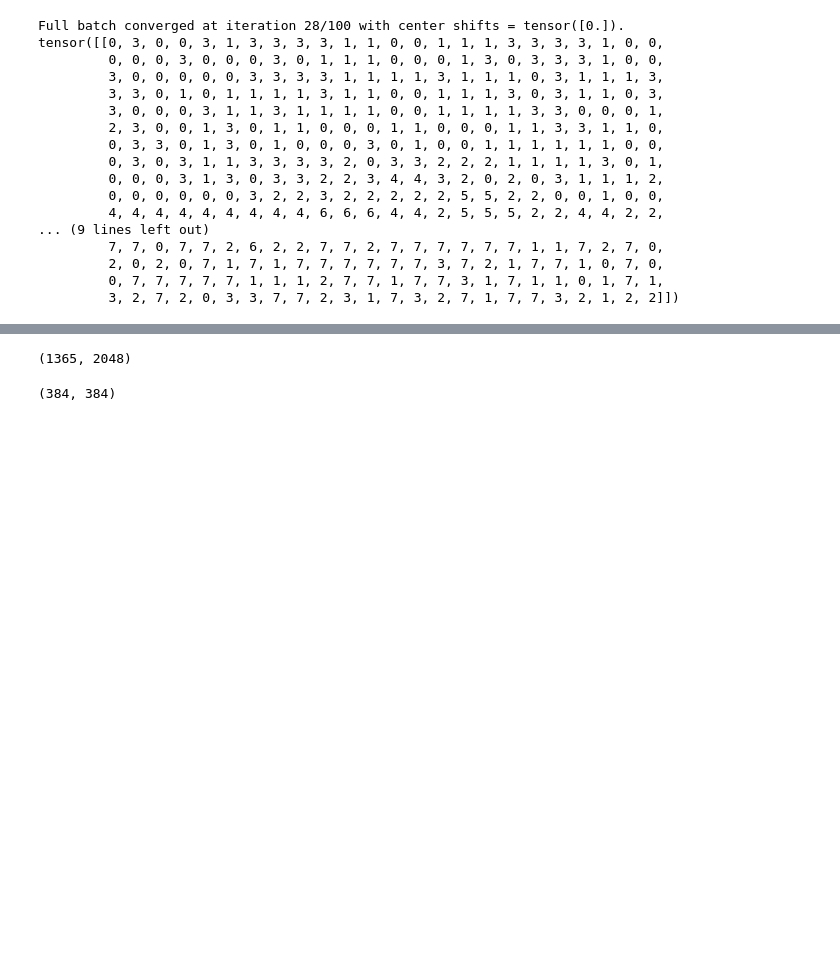
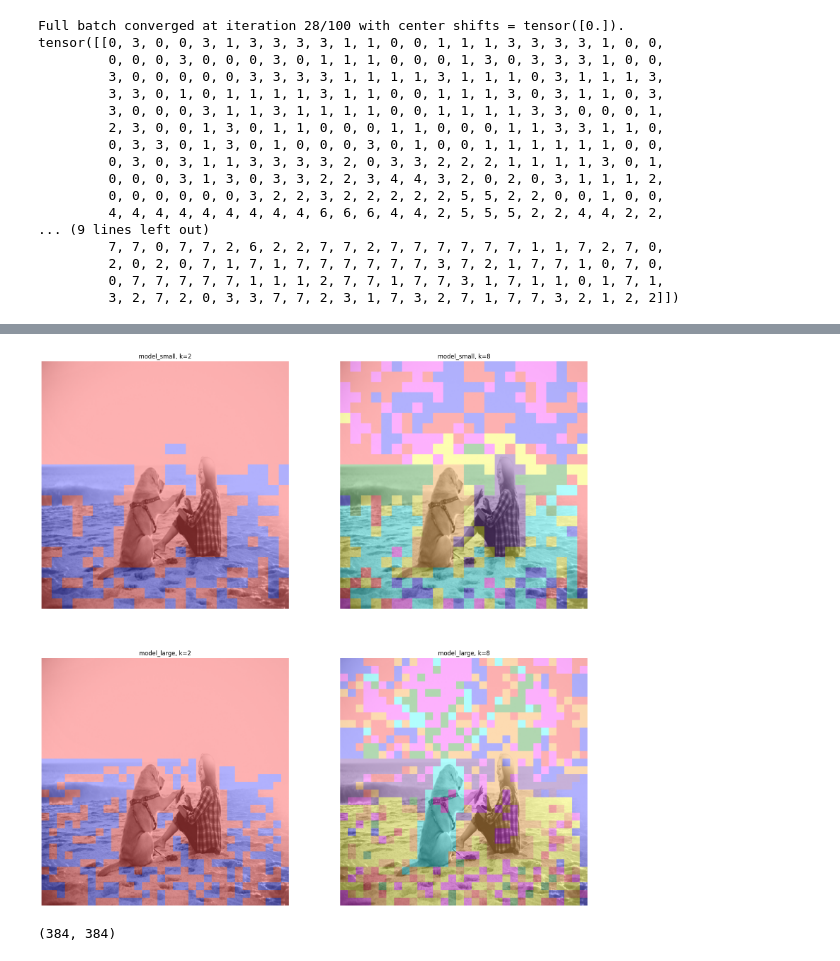
Before and after one commit to madziejm/self-guided-open-vocabulary-segmentation, a Jupyter notebook: playground.ipynb, the cells around one changed output, grey strips where cells are left out. Cells and saved outputs as stored; diff of their text form; code cells hidden in the pictures; blank space fills up the shorter version.

```diff
--- a/playground.ipynb
+++ b/playground.ipynb
@@ -156,4 +132,0 @@ raw_image = Image.open(requests.get(img_url, stream=True).raw).convert('RGB')
-# %%
-# TODO this is R^{384×384×3}. Additionally use a larger model to process the image at a larger resolution XL ∈ R^{512×512×3}.
-inputs = processor_s(raw_image, return_tensors="pt")
-inputs['pixel_values'].shape
@@ -162,9 +132,0 @@ torch.Size([1, 3, 384, 384])
-# %%
-# inputs = processor(raw_image, return_tensors="pt")
-
-# TODO see model.get_image_features
-vision_out = model_s.vision_model(inputs['pixel_values'], return_dict=True)
-
-print(vision_out.keys())
-
-# I guess we should disregard the linear projection applied to the output for the special token ([CLS]?)
@@ -187,0 +133,11 @@ torch.Size([1, 576, 768])
+# %%
+def get_models():
+    processor_s = BlipProcessor.from_pretrained("Salesforce/blip-image-captioning-base")
+    model_s = BlipForConditionalGeneration.from_pretrained("Salesforce/blip-image-captioning-base")
+
+    processor_l = BlipProcessor.from_pretrained("Salesforce/blip-image-captioning-large", size={"height": 512, "width": 512}) # the altered size would also work with the small model
+    model_l = BlipForConditionalGeneration.from_pretrained("Salesforce/blip-image-captioning-large")
+
+    return processor_s, model_s, processor_l, model_l
+# %%
+processor_s, model_s, processor_l, model_l = get_models()
@@ -238,7 +255,15 @@ plt.show()
-# %%
-segmentation.slic(tiger, n_segments=30, compactness=40.0, enforce_connectivity=True, sigma=3).shape
-# %% [output]
-(1365, 2048)
+# %%
+plot_data = get_kmeans_cluster_assignments(
+    {
+        'model_small': (processor_s, model_s),
+        'model_large': (processor_l, model_l),
+    },
+    image,
+    ks=(2, 8)
+)
+visualize_clusters(plot_data)
+# %% [output]
+[figure, added]
 # %%
 upscaled_result.numpy().shape
 # %% [output]
```
Also changed, not shown: parts of 32 cells of this notebook.
